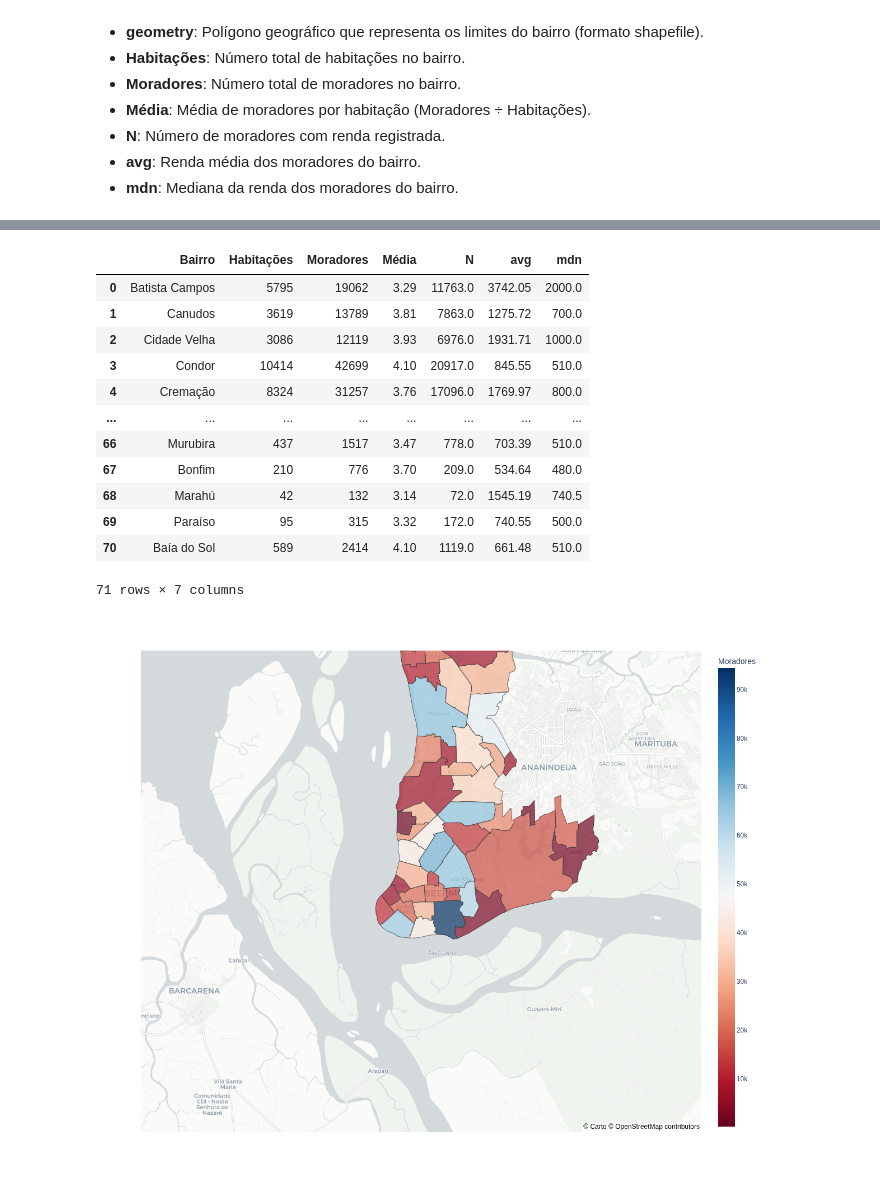
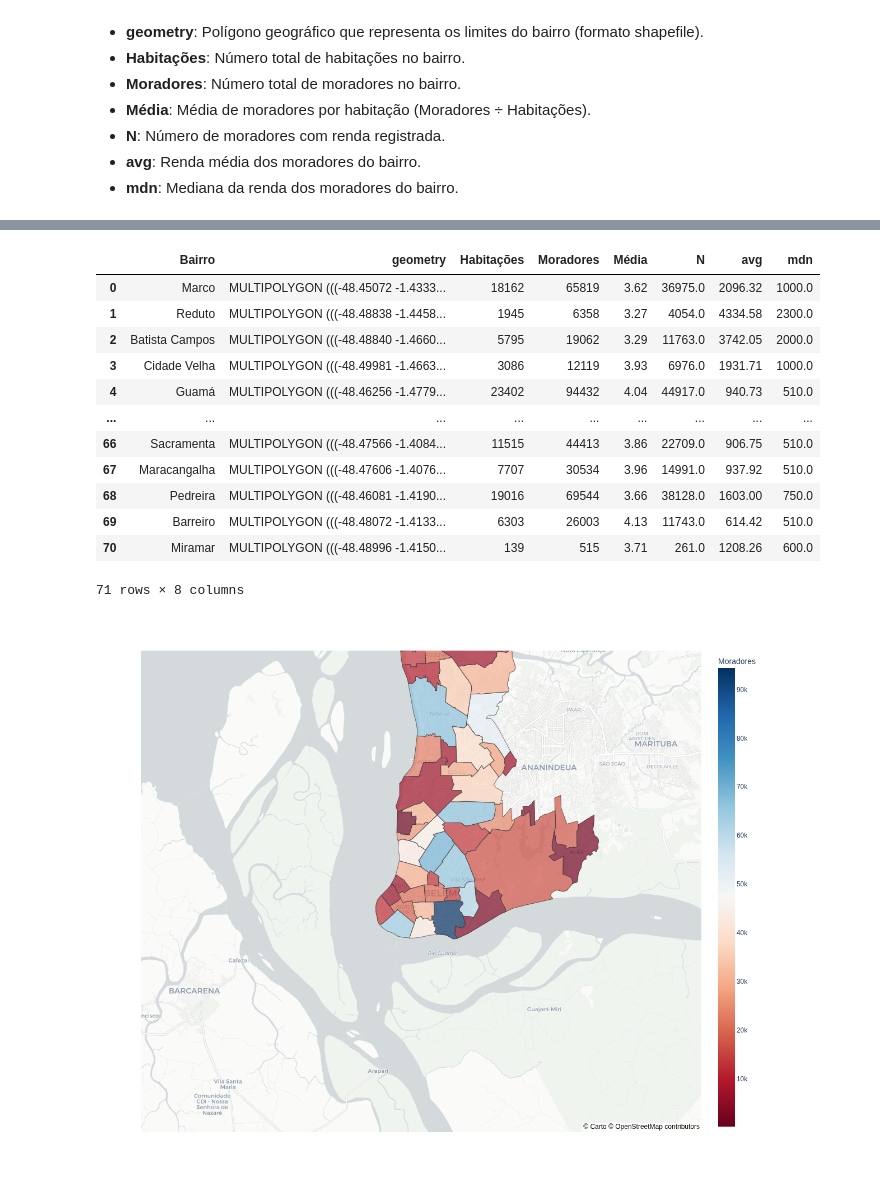
Before and after one commit to albertoakel/data_ambiental, a Jupyter notebook: notebook/Teste_maps.ipynb, the cells around one changed output, grey strips where cells are left out. Saved outputs shown, nothing was run; the diff lists cells and outputs as text; code cells hidden in the pictures.

```diff
--- a/notebook/Teste_maps.ipynb
+++ b/notebook/Teste_maps.ipynb
@@ -49,29 +35,30 @@ dfb_total=dfb[dfb['Grupo de idade']=='Total'].copy()  # filtrar totais
 # %%
 # Filtrar somente grupo "Total"
 dfb_total = dfb[dfb['Grupo de idade'] == 'Total'].copy()
 # Selecionar apenas as colunas necessárias
 dfb_sel = dfb_total[['Bairro', 'N', 'avg', 'mdn']]
 # Merge pela chave "Bairro"
 df_full = dfa.merge(dfb_sel, on='Bairro', how='left')
 
 # Unir geometria + atributos
 gdf_merged = gdf.merge(df_full, on="Bairro", how="left")
 gdf_merged.columns
 df_full
+gdf_merged
 # %% [output]
-|  | Bairro | Habitações | Moradores | Média | N | avg | mdn |
-| 0 | Batista Campos | 5795 | 19062 | 3.29 | 11763.0 | 3742.05 | 2000.0 |
-| 1 | Canudos | 3619 | 13789 | 3.81 | 7863.0 | 1275.72 | 700.0 |
-| 2 | Cidade Velha | 3086 | 12119 | 3.93 | 6976.0 | 1931.71 | 1000.0 |
-| 3 | Condor | 10414 | 42699 | 4.10 | 20917.0 | 845.55 | 510.0 |
-| 4 | Cremação | 8324 | 31257 | 3.76 | 17096.0 | 1769.97 | 800.0 |
-| ... | ... | ... | ... | ... | ... | ... | ... |
-| 66 | Murubira | 437 | 1517 | 3.47 | 778.0 | 703.39 | 510.0 |
-| 67 | Bonfim | 210 | 776 | 3.70 | 209.0 | 534.64 | 480.0 |
-| 68 | Marahú | 42 | 132 | 3.14 | 72.0 | 1545.19 | 740.5 |
-| 69 | Paraíso | 95 | 315 | 3.32 | 172.0 | 740.55 | 500.0 |
-| 70 | Baía do Sol | 589 | 2414 | 4.10 | 1119.0 | 661.48 | 510.0 |
+|  | Bairro | geometry | Habitações | Moradores | Média | N | avg | mdn |
+| 0 | Marco | MULTIPOLYGON (((-48.45072 -1.4333... | 18162 | 65819 | 3.62 | 36975.0 | 2096.32 | 1000.0 |
+| 1 | Reduto | MULTIPOLYGON (((-48.48838 -1.4458... | 1945 | 6358 | 3.27 | 4054.0 | 4334.58 | 2300.0 |
+| 2 | Batista Campos | MULTIPOLYGON (((-48.48840 -1.4660... | 5795 | 19062 | 3.29 | 11763.0 | 3742.05 | 2000.0 |
+| 3 | Cidade Velha | MULTIPOLYGON (((-48.49981 -1.4663... | 3086 | 12119 | 3.93 | 6976.0 | 1931.71 | 1000.0 |
+| 4 | Guamá | MULTIPOLYGON (((-48.46256 -1.4779... | 23402 | 94432 | 4.04 | 44917.0 | 940.73 | 510.0 |
+| ... | ... | ... | ... | ... | ... | ... | ... | ... |
+| 66 | Sacramenta | MULTIPOLYGON (((-48.47566 -1.4084... | 11515 | 44413 | 3.86 | 22709.0 | 906.75 | 510.0 |
+| 67 | Maracangalha | MULTIPOLYGON (((-48.47606 -1.4076... | 7707 | 30534 | 3.96 | 14991.0 | 937.92 | 510.0 |
+| 68 | Pedreira | MULTIPOLYGON (((-48.46081 -1.4190... | 19016 | 69544 | 3.66 | 38128.0 | 1603.00 | 750.0 |
+| 69 | Barreiro | MULTIPOLYGON (((-48.48072 -1.4133... | 6303 | 26003 | 4.13 | 11743.0 | 614.42 | 510.0 |
+| 70 | Miramar | MULTIPOLYGON (((-48.48996 -1.4150... | 139 | 515 | 3.71 | 261.0 | 1208.26 | 600.0 |
-71 rows × 7 columns
+71 rows × 8 columns
 # %%
 fig = px.choropleth_mapbox(
     gdf_merged,
```
Also changed, not shown: parts of 1 cell of this notebook, 8 other files.
